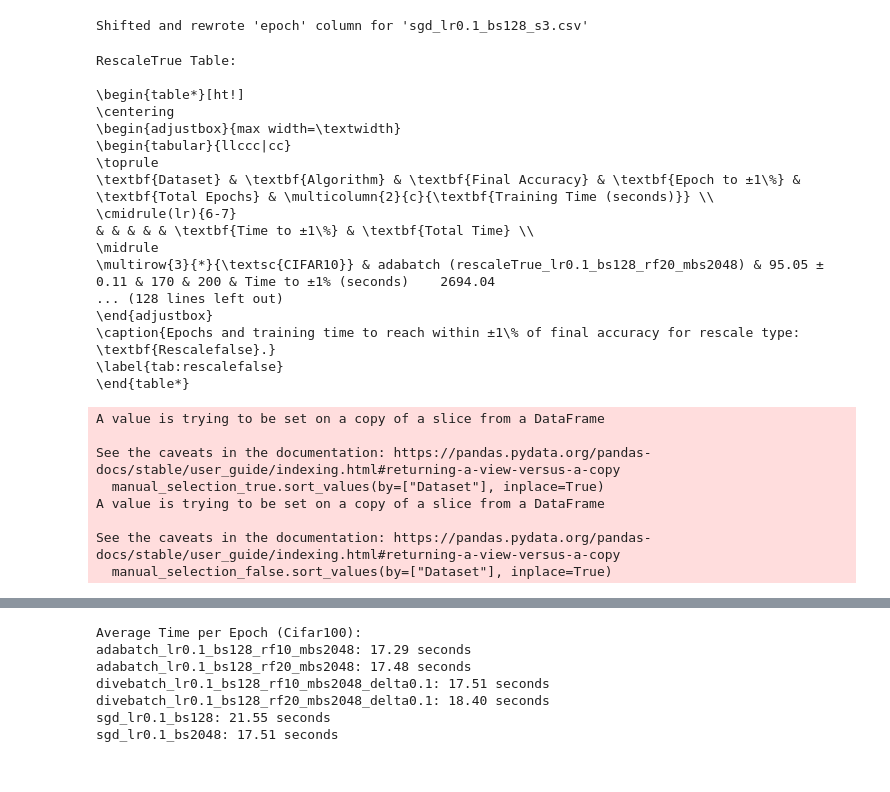
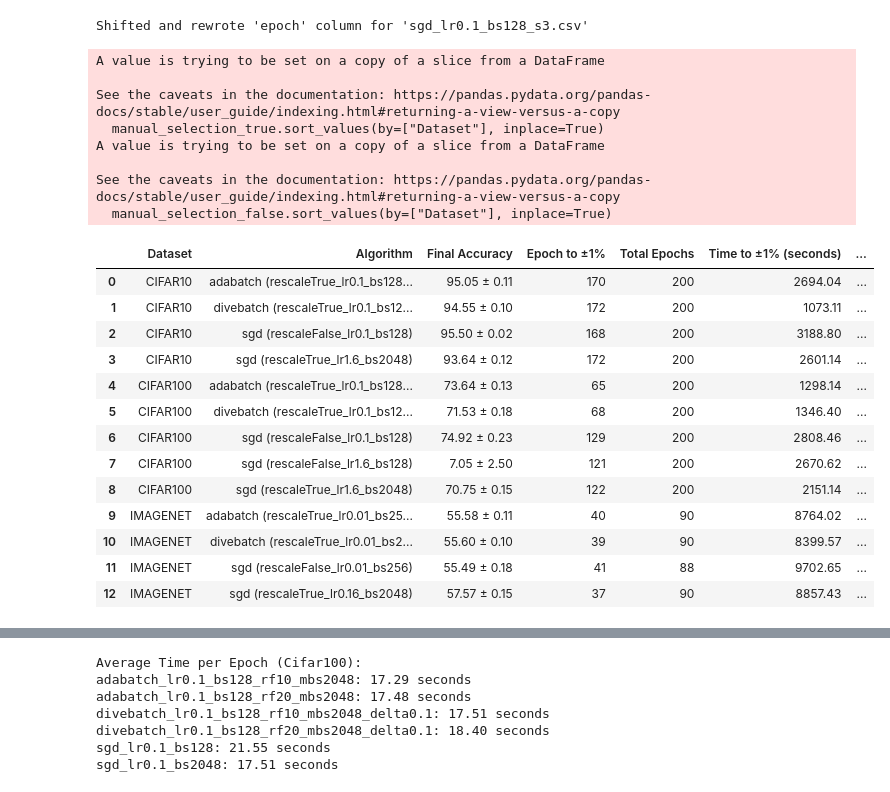
Before and after one commit to chenyuen0103/pytorch-cifar, a Jupyter notebook: src/plot.ipynb, the cells around one changed output, grey strips where cells are left out. Saved outputs shown, nothing was run; the diff lists cells and outputs as text; code cells hidden in the pictures.

```diff
--- a/src/plot.ipynb
+++ b/src/plot.ipynb
@@ -908,10 +884,10 @@ results_false_df = results_false_df[['Dataset', 'Algorithm', 'Final Accuracy', '
 
 # Step 3: Filter Data for Manual Selection
 manual_selection_true = results_true_df[
-    (results_true_df['Algorithm'] == 'sgd (rescaleTrue_lr0.1_bs128)') |
+    (results_true_df['Algorithm'] == 'sgd (rescaleFalse_lr0.1_bs128)') |
     (results_true_df['Algorithm'] == 'sgd (rescaleTrue_lr0.1_bs2048)') |
     (results_true_df['Algorithm'] == 'sgd (rescaleTrue_lr1.6_bs2048)') |
-    ((results_true_df['Dataset'] == "IMAGENET") & (results_true_df['Algorithm'] == 'sgd (rescaleTrue_lr0.01_bs256)')) |
+    ((results_true_df['Dataset'] == "IMAGENET") & (results_true_df['Algorithm'] == 'sgd (rescaleFalse_lr0.01_bs256)')) |
     ((results_true_df['Dataset'] == "IMAGENET") & (results_true_df['Algorithm'] == 'sgd (rescaleTrue_lr0.01_bs2048)')) |
     ((results_true_df['Dataset'] == "IMAGENET") & (results_true_df['Algorithm'] == 'sgd (rescaleTrue_lr0.16_bs2048)')) |
     (results_true_df['Algorithm'] == 'adabatch (rescaleTrue_lr0.1_bs128_rf20_mbs2048)') |
@@ -938,8 +914,11 @@ manual_selection_false = results_false_df[
 
 # Step 4: Sort and Format Data
 manual_selection_true.sort_values(by=["Dataset"], inplace=True)
+manual_selection_true = manual_selection_true.loc[:, ~manual_selection_true.columns.duplicated()]
+
 # manual_selection_true['Algorithm'] = manual_selection_true['Algorithm'].apply(lambda x: format_algorithm_name(x))  # Custom formatter
 manual_selection_false.sort_values(by=["Dataset"], inplace=True)
+manual_selection_false = manual_selection_false.loc[:, ~manual_selection_false.columns.duplicated()]
 # manual_selection_false['Algorithm'] = manual_selection_false['Algorithm'].apply(lambda x: format_algorithm_name(x))
 
 # Step 5: Generate LaTeX Tables
@@ -953,35 +932,35 @@ with open(f"{plot_dir}/time_to_1_rescaleFalse.tex", "w") as f:
 with open(f"{plot_dir}/time_to_1_rescaleTrue.tex", "w") as f:
     f.write(latex_table_true)
 # Output LaTeX tables
-print("RescaleTrue Table:\n")
-print(latex_table_true)
+# print("RescaleTrue Table:\n")
+# print(latex_table_true)
 
-print("\nRescaleFalse Table:\n")
-print(latex_table_false)
+# print("\nRescaleFalse Table:\n")
+# print(latex_table_false)
 # %% [output]
 Shifted and rewrote 'epoch' column for 'sgd_lr0.1_bs128_s3.csv'
-RescaleTrue Table:
+A value is trying to be set on a copy of a slice from a DataFrame
 
-\begin{table*}[ht!]
-\centering
-\begin{adjustbox}{max width=\textwidth}
-\begin{tabular}{llccc|cc}
-\toprule
-\textbf{Dataset} & \textbf{Algorithm} & \textbf{Final Accuracy} & \textbf{Epoch to ±1\%} & \textbf{Total Epochs} & \multicolumn{2}{c}{\textbf{Training Time (seconds)}} \\
-\cmidrule(lr){6-7}
-& & & & & \textbf{Time to ±1\%} & \textbf{Total Time} \\
-\midrule
-\multirow{3}{*}{\textsc{CIFAR10}} & adabatch (rescaleTrue_lr0.1_bs128_rf20_mbs2048) & 95.05 ± 0.11 & 170 & 200 & Time to ±1% (seconds)    2694.04
-... (128 lines left out)
-\end{adjustbox}
-\caption{Epochs and training time to reach within ±1\% of final accuracy for rescale type: \textbf{Rescalefalse}.}
-\label{tab:rescalefalse}
-\end{table*}
+See the caveats in the documentation: https://pandas.pydata.org/pandas-docs/stable/user_guide/indexing.html#returning-a-view-versus-a-copy
+  manual_selection_true.sort_values(by=["Dataset"], inplace=True)
+A value is trying to be set on a copy of a slice from a DataFrame
+
+See the caveats in the documentation: https://pandas.pydata.org/pandas-docs/stable/user_guide/indexing.html#returning-a-view-versus-a-copy
+  manual_selection_false.sort_values(by=["Dataset"], inplace=True)
-A value is trying to be set on a copy of a slice from a DataFrame
-
-See the caveats in the documentation: https://pandas.pydata.org/pandas-docs/stable/user_guide/indexing.html#returning-a-view-versus-a-copy
-  manual_selection_true.sort_values(by=["Dataset"], inplace=True)
-A value is trying to be set on a copy of a slice from a DataFrame
-
-See the caveats in the documentation: https://pandas.pydata.org/pandas-docs/stable/user_guide/indexing.html#returning-a-view-versus-a-copy
-  manual_selection_false.sort_values(by=["Dataset"], inplace=True)
+# %%
+results_true_df
+# %% [output]
+|  | Dataset | Algorithm | Final Accuracy | Epoch to ±1% | Total Epochs | Time to ±1% (seconds) | ... |
+| 0 | CIFAR10 | adabatch (rescaleTrue_lr0.1_bs128... | 95.05 ± 0.11 | 170 | 200 | 2694.04 | ... |
+| 1 | CIFAR10 | divebatch (rescaleTrue_lr0.1_bs12... | 94.55 ± 0.10 | 172 | 200 | 1073.11 | ... |
+| 2 | CIFAR10 | sgd (rescaleFalse_lr0.1_bs128) | 95.50 ± 0.02 | 168 | 200 | 3188.80 | ... |
+| 3 | CIFAR10 | sgd (rescaleTrue_lr1.6_bs2048) | 93.64 ± 0.12 | 172 | 200 | 2601.14 | ... |
+| 4 | CIFAR100 | adabatch (rescaleTrue_lr0.1_bs128... | 73.64 ± 0.13 | 65 | 200 | 1298.14 | ... |
+| 5 | CIFAR100 | divebatch (rescaleTrue_lr0.1_bs12... | 71.53 ± 0.18 | 68 | 200 | 1346.40 | ... |
+| 6 | CIFAR100 | sgd (rescaleFalse_lr0.1_bs128) | 74.92 ± 0.23 | 129 | 200 | 2808.46 | ... |
+| 7 | CIFAR100 | sgd (rescaleFalse_lr1.6_bs128) | 7.05 ± 2.50 | 121 | 200 | 2670.62 | ... |
+| 8 | CIFAR100 | sgd (rescaleTrue_lr1.6_bs2048) | 70.75 ± 0.15 | 122 | 200 | 2151.14 | ... |
+| 9 | IMAGENET | adabatch (rescaleTrue_lr0.01_bs25... | 55.58 ± 0.11 | 40 | 90 | 8764.02 | ... |
+| 10 | IMAGENET | divebatch (rescaleTrue_lr0.01_bs2... | 55.60 ± 0.10 | 39 | 90 | 8399.57 | ... |
+| 11 | IMAGENET | sgd (rescaleFalse_lr0.01_bs256) | 55.49 ± 0.18 | 41 | 88 | 9702.65 | ... |
+| 12 | IMAGENET | sgd (rescaleTrue_lr0.16_bs2048) | 57.57 ± 0.15 | 37 | 90 | 8857.43 | ... |
```
Also changed, not shown: parts of 15 cells of this notebook, 3 other files.
